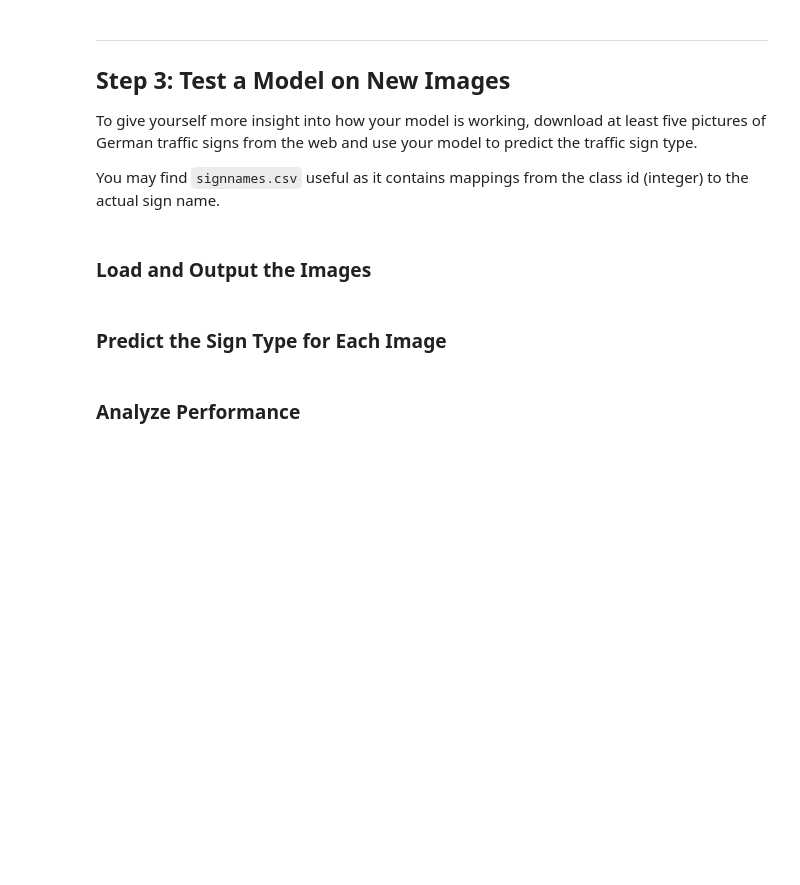
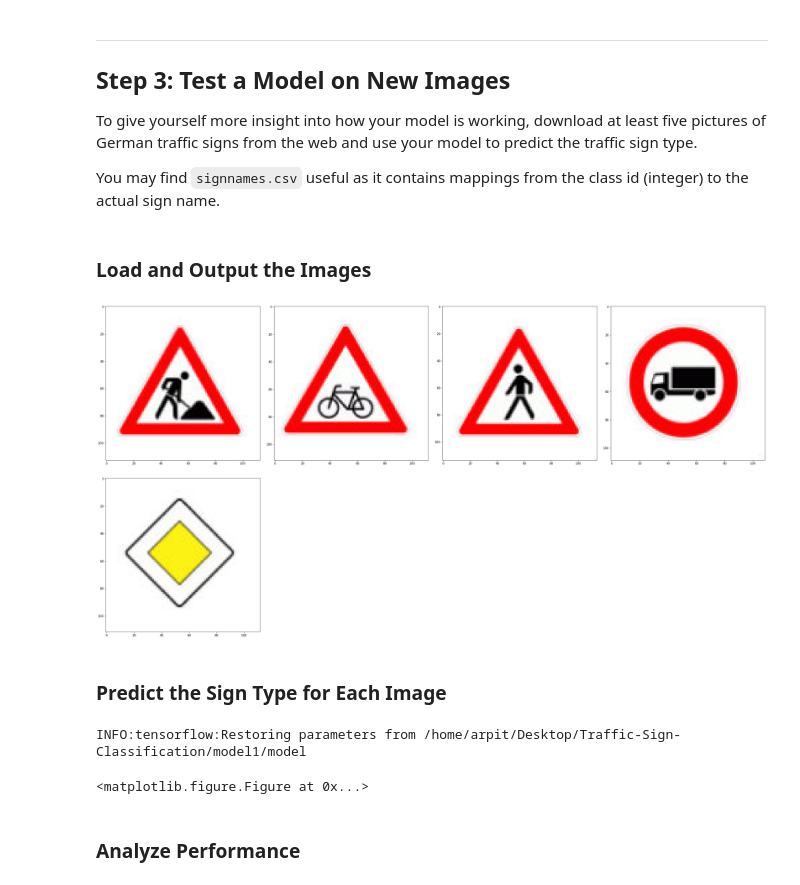
Before and after one commit to arp95/CarND-Traffic-Sign-Classifier-Project, a Jupyter notebook: Traffic_Sign_Classifier.ipynb, the cells around one changed output. Cells and saved outputs as stored; diff of their text form; code cells hidden in the pictures; blank space fills up the shorter version.

```diff
--- a/Traffic_Sign_Classifier.ipynb
+++ b/Traffic_Sign_Classifier.ipynb
@@ -355,2 +364,20 @@ You may find `signnames.csv` useful as it contains mappings from the class id (i
+# %%
+#visualising images from internet
+import matplotlib.pyplot as plt
+import matplotlib.image as mpimg
+%matplotlib inline
+import os
+
+fig = plt.figure(figsize=(32,32), tight_layout={'h_pad':4})
+i = 0
+for file in os.listdir('data'):
+    if '.jpg' in file:
+        ax = fig.add_subplot(4,4,i+1)
+        img = mpimg.imread('data/' + file)
+        ax.imshow(img)
+        i+=1
+plt.show()
+# %% [output]
+[figure, added]
 # %% [markdown]
 ### Predict the Sign Type for Each Image
@@ -361,2 +384,52 @@ You may find `signnames.csv` useful as it contains mappings from the class id (i
+# %%
+#predicting sign type for the web images
+
+import os, sys
+import numpy as np
+from PIL import Image
+import warnings
+from skimage import exposure
+import tensorflow as tf
+
+### Histogram Equilization
+def normalized_image(image_data):
+    with warnings.catch_warnings():
+        warnings.simplefilter("ignore")
+        return np.array([exposure.equalize_adapthist(image, clip_limit=0.03) for image in image_data])
+
+size = 32, 32
+
+with tf.Session() as sess:
+    sess.run(tf.global_variables_initializer())
+    loader = tf.train.import_meta_graph('model1/model.meta')
+    loader.restore(sess, tf.train.latest_checkpoint('./model1/'))
+
+    fig = plt.figure(figsize=(32,32))
+    i = 0
+    correct = 0
+    X_web = []
+    y_web = []
+    for file in os.listdir('data'):
+        if '.jpg' in file:
+            im = Image.open('data/' + file)
+            im.thumbnail(size, Image.ANTIALIAS)
+            X_web.append(np.array(im))
+            if file[0] == "1":
+                y_web.append(16)
+            elif file[0] == "2":
+                y_web.append(29)
+            elif file[0] == "3":
+                y_web.append(27)
+            elif file[0] == "4":
+                y_web.append(12)
+            elif file[0] == "5":
+                y_web.append(25)
+
+    #calculating performance on web images
+    X_web = normalized_image(X_web)
+    test_accuracy = evaluate(X_web, y_web)
+# %% [output]
+INFO:tensorflow:Restoring parameters from /home/arpit/Desktop/Traffic-Sign-Classification/model1/model
+<matplotlib.figure.Figure at 0x...>
 # %% [markdown]
 ### Analyze Performance
```
Also changed, not shown: parts of 12 cells of this notebook, 7 other files.
